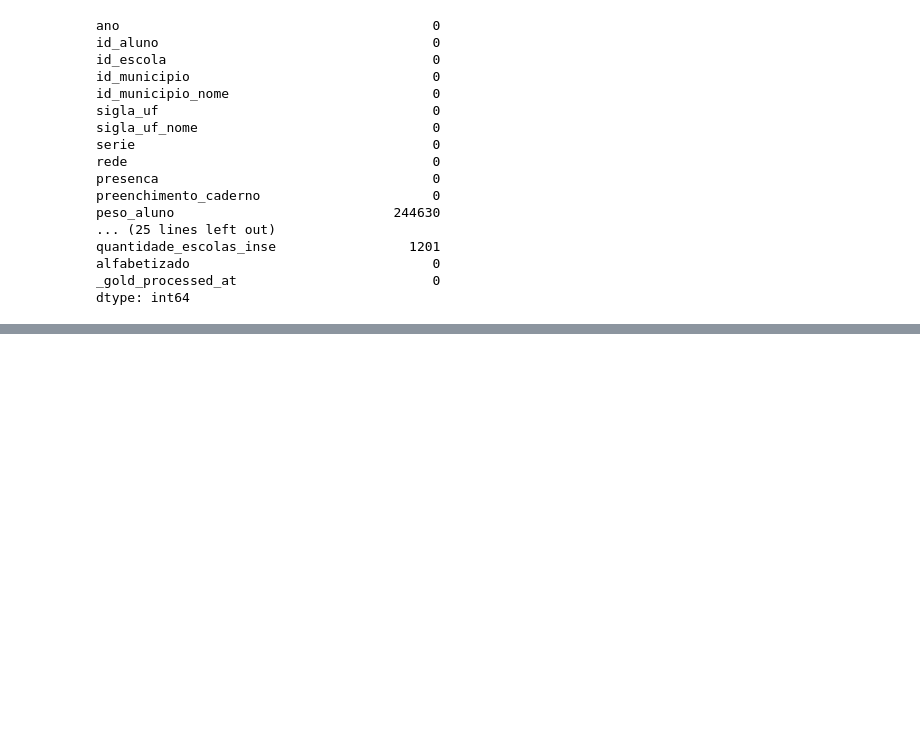
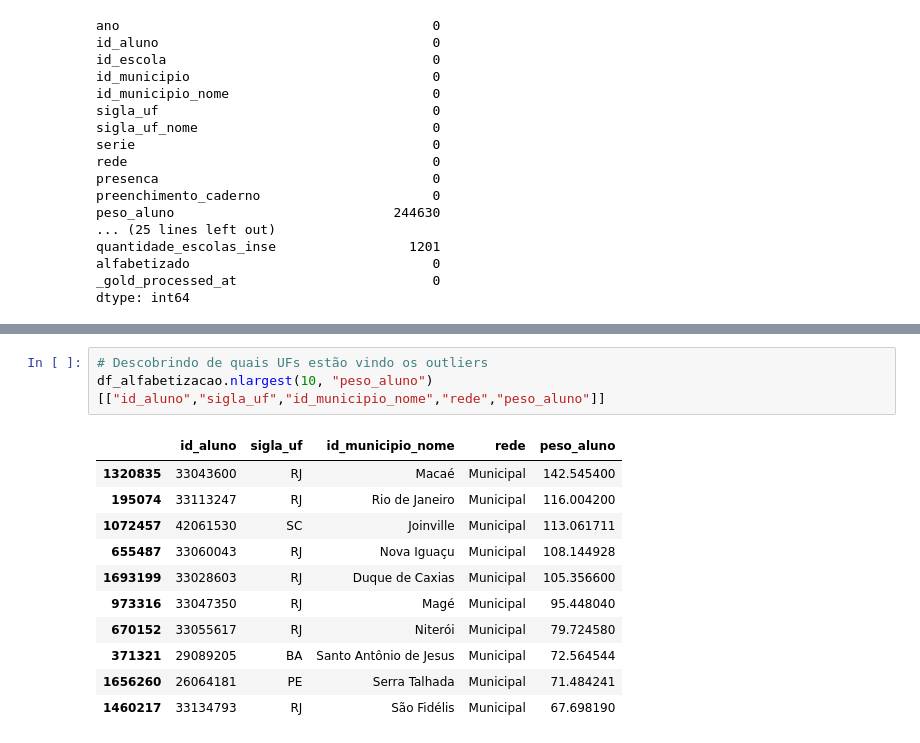
Before and after one commit to AnaCarol21/fiap-tech-challenge-fase-3, a Jupyter notebook: notebooks/eda.ipynb, the cells around one changed output, grey strips where cells are left out. Drawn from its saved outputs; the diff is of its cells as text; blank space fills up the shorter version.

Commit message:
feat: adicionando parte de checagem de valores dos alunos alfabetizados, integridade das colunas, checagem de UFs e descoberta do outlier da coluna peso_aluno

```diff
--- a/notebooks/eda.ipynb
+++ b/notebooks/eda.ipynb
@@ -105,0 +160,15 @@ dtype: int64
+# %%
+# Descobrindo de quais UFs estão vindo os outliers
+df_alfabetizacao.nlargest(10, "peso_aluno")[["id_aluno","sigla_uf","id_municipio_nome","rede","peso_aluno"]]
+# %% [output]
+|  | id_aluno | sigla_uf | id_municipio_nome | rede | peso_aluno |
+| 1320835 | 33043600 | RJ | Macaé | Municipal | 142.545400 |
+| 195074 | 33113247 | RJ | Rio de Janeiro | Municipal | 116.004200 |
+| 1072457 | 42061530 | SC | Joinville | Municipal | 113.061711 |
+| 655487 | 33060043 | RJ | Nova Iguaçu | Municipal | 108.144928 |
+| 1693199 | 33028603 | RJ | Duque de Caxias | Municipal | 105.356600 |
+| 973316 | 33047350 | RJ | Magé | Municipal | 95.448040 |
+| 670152 | 33055617 | RJ | Niterói | Municipal | 79.724580 |
+| 371321 | 29089205 | BA | Santo Antônio de Jesus | Municipal | 72.564544 |
+| 1656260 | 26064181 | PE | Serra Talhada | Municipal | 71.484241 |
+| 1460217 | 33134793 | RJ | São Fidélis | Municipal | 67.698190 |
```
Also changed, not shown: parts of 5 cells of this notebook.
